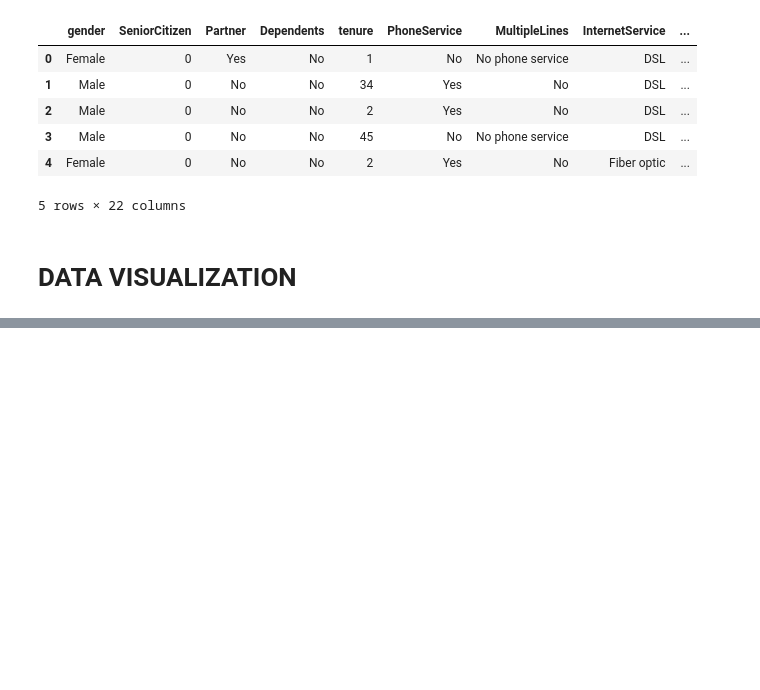
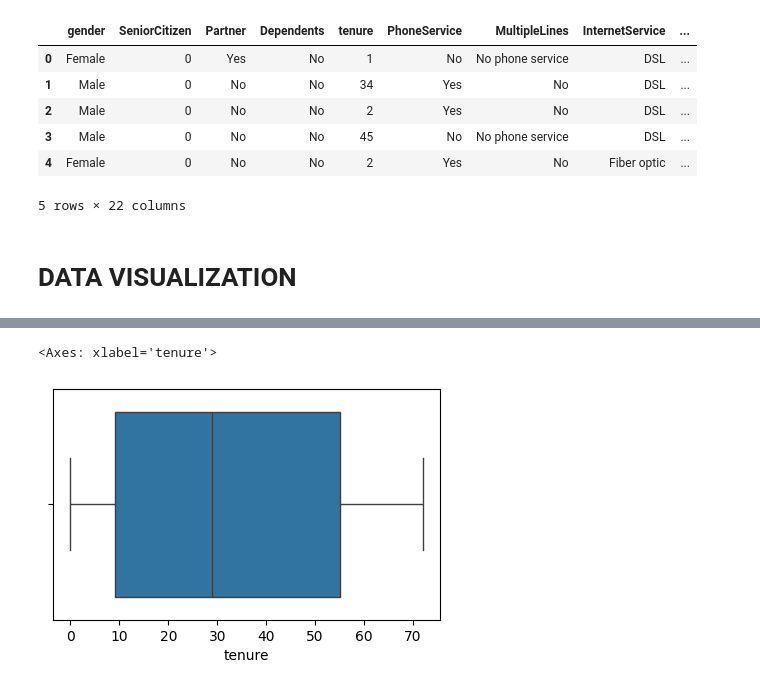
Before and after one commit to neelakandanoj/100DaysofCode, a Jupyter notebook: Pandas/Day2.ipynb, the cells around one changed output, grey strips where cells are left out. Drawn from its saved outputs; the diff is of its cells as text; code cells hidden in the pictures; blank space fills up the shorter version.

```diff
--- a/Pandas/Day2.ipynb
+++ b/Pandas/Day2.ipynb
@@ -283,0 +294,6 @@ import seaborn as sns
+# %%
+plt.figure(figsize=(5,3))
+sns.boxplot(x=df['tenure'])
+# %% [output]
+<Axes: xlabel='tenure'>
+[figure, added]
```
Also changed, not shown: parts of 11 cells of this notebook.
